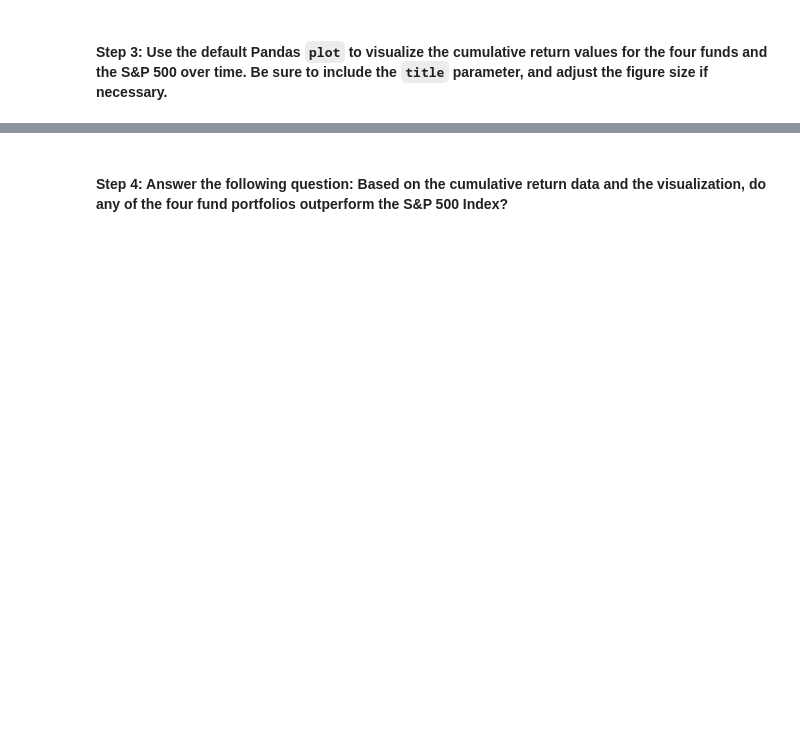
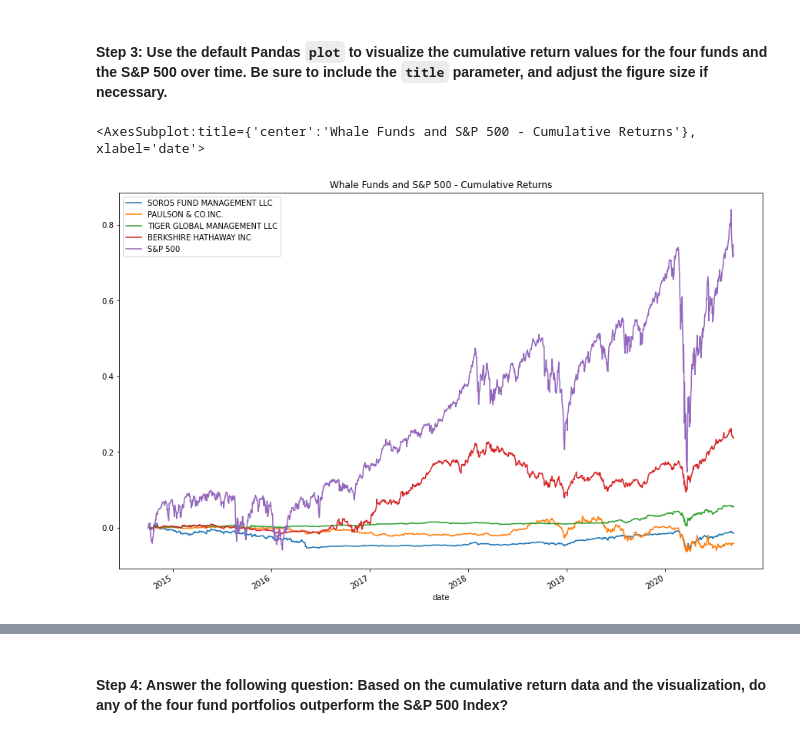
Before and after one commit to ThomasBrierton/Risk_Return_Analysis, a Jupyter notebook: risk_return_analysis.ipynb, the cells around one changed output, grey strips where cells are left out. Saved outputs shown, nothing was run; the diff lists cells and outputs as text; code cells hidden in the pictures; blank space fills up the shorter version.

```diff
--- a/risk_return_analysis.ipynb
+++ b/risk_return_analysis.ipynb
@@ -189,4 +189,8 @@ cumulative_returns_df.tail()
 # %%
 # Visualize the cumulative returns using the Pandas plot function
 # Include a title parameter and adjust the figure size
-# YOUR CODE HERE
+
+cumulative_returns_df.plot(figsize = (15, 10), title = "Whale Funds and S&P 500 - Cumulative Returns")
+# %% [output]
+<AxesSubplot:title={'center':'Whale Funds and S&P 500 - Cumulative Returns'}, xlabel='date'>
+[figure, added]
```
Also changed, not shown: parts of 8 cells of this notebook, 4 other files.
